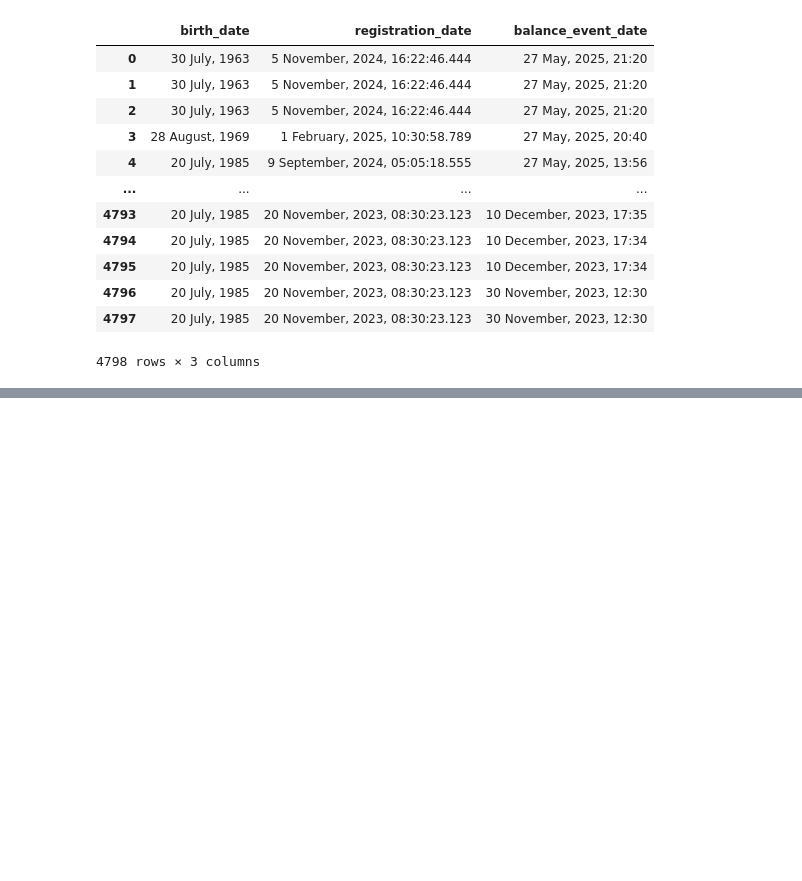
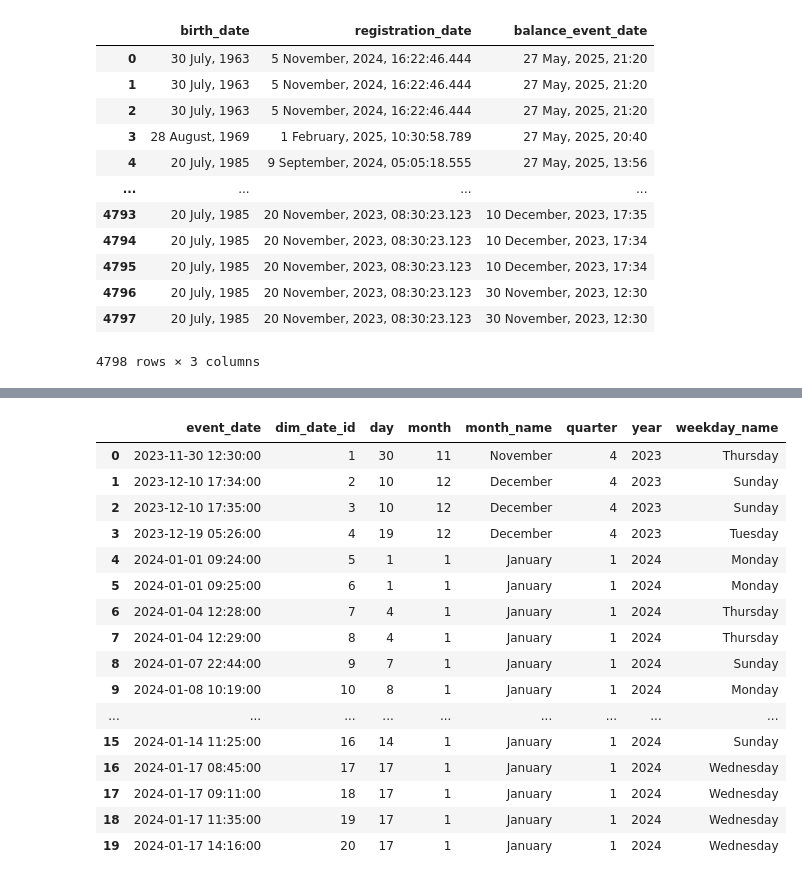
Before and after one commit to tanagnostis/ep_ae_assignment, a Jupyter notebook: code/dataset_exploration.ipynb, the cells around one changed output, grey strips where cells are left out. Cells and saved outputs as stored; diff of their text form; code cells hidden in the pictures; blank space fills up the shorter version.

```diff
--- a/code/dataset_exploration.ipynb
+++ b/code/dataset_exploration.ipynb
@@ -215,0 +299,8 @@ memory usage: 646.7+ KB
+# %%
+client_mapping = {}
+count = 1
+for name in data['account_holder'].unique():
+    client_mapping[name] = count
+    count+=1
+# %%
+data['client_id'] = data['account_holder'].map(client_mapping)
@@ -215,0 +450,2 @@ memory usage: 646.7+ KB
+# %%
+dim_date = data['balance_event_date'].drop_duplicates().sort_values().reset_index().drop('index', axis = 1)
@@ -215,0 +472,29 @@ memory usage: 646.7+ KB
+# %%
+dim_date['dim_date_id'] = dim_date.index + 1
+dim_date['day'] = dim_date['balance_event_date'].dt.day
+dim_date['month'] = dim_date['balance_event_date'].dt.month
+dim_date['month_name'] = dim_date['balance_event_date'].dt.month_name()
+dim_date['quarter'] = dim_date['balance_event_date'].dt.quarter
+dim_date['year'] = dim_date['balance_event_date'].dt.year
+dim_date['weekday_name'] = dim_date['balance_event_date'].dt.day_name()
+dim_date.rename(columns={'balance_event_date': 'event_date'}, inplace=True)
+# %%
+dim_date.head(20)
+# %% [output]
+|  | event_date | dim_date_id | day | month | month_name | quarter | year | weekday_name |
+| 0 | 2023-11-30 12:30:00 | 1 | 30 | 11 | November | 4 | 2023 | Thursday |
+| 1 | 2023-12-10 17:34:00 | 2 | 10 | 12 | December | 4 | 2023 | Sunday |
+| 2 | 2023-12-10 17:35:00 | 3 | 10 | 12 | December | 4 | 2023 | Sunday |
+| 3 | 2023-12-19 05:26:00 | 4 | 19 | 12 | December | 4 | 2023 | Tuesday |
+| 4 | 2024-01-01 09:24:00 | 5 | 1 | 1 | January | 1 | 2024 | Monday |
+| 5 | 2024-01-01 09:25:00 | 6 | 1 | 1 | January | 1 | 2024 | Monday |
+| 6 | 2024-01-04 12:28:00 | 7 | 4 | 1 | January | 1 | 2024 | Thursday |
+| 7 | 2024-01-04 12:29:00 | 8 | 4 | 1 | January | 1 | 2024 | Thursday |
+| 8 | 2024-01-07 22:44:00 | 9 | 7 | 1 | January | 1 | 2024 | Sunday |
+| 9 | 2024-01-08 10:19:00 | 10 | 8 | 1 | January | 1 | 2024 | Monday |
+| ... | ... | ... | ... | ... | ... | ... | ... | ... |
+| 15 | 2024-01-14 11:25:00 | 16 | 14 | 1 | January | 1 | 2024 | Sunday |
+| 16 | 2024-01-17 08:45:00 | 17 | 17 | 1 | January | 1 | 2024 | Wednesday |
+| 17 | 2024-01-17 09:11:00 | 18 | 17 | 1 | January | 1 | 2024 | Wednesday |
+| 18 | 2024-01-17 11:35:00 | 19 | 17 | 1 | January | 1 | 2024 | Wednesday |
+| 19 | 2024-01-17 14:16:00 | 20 | 17 | 1 | January | 1 | 2024 | Wednesday |
```
Also changed, not shown: parts of 44 cells of this notebook.
